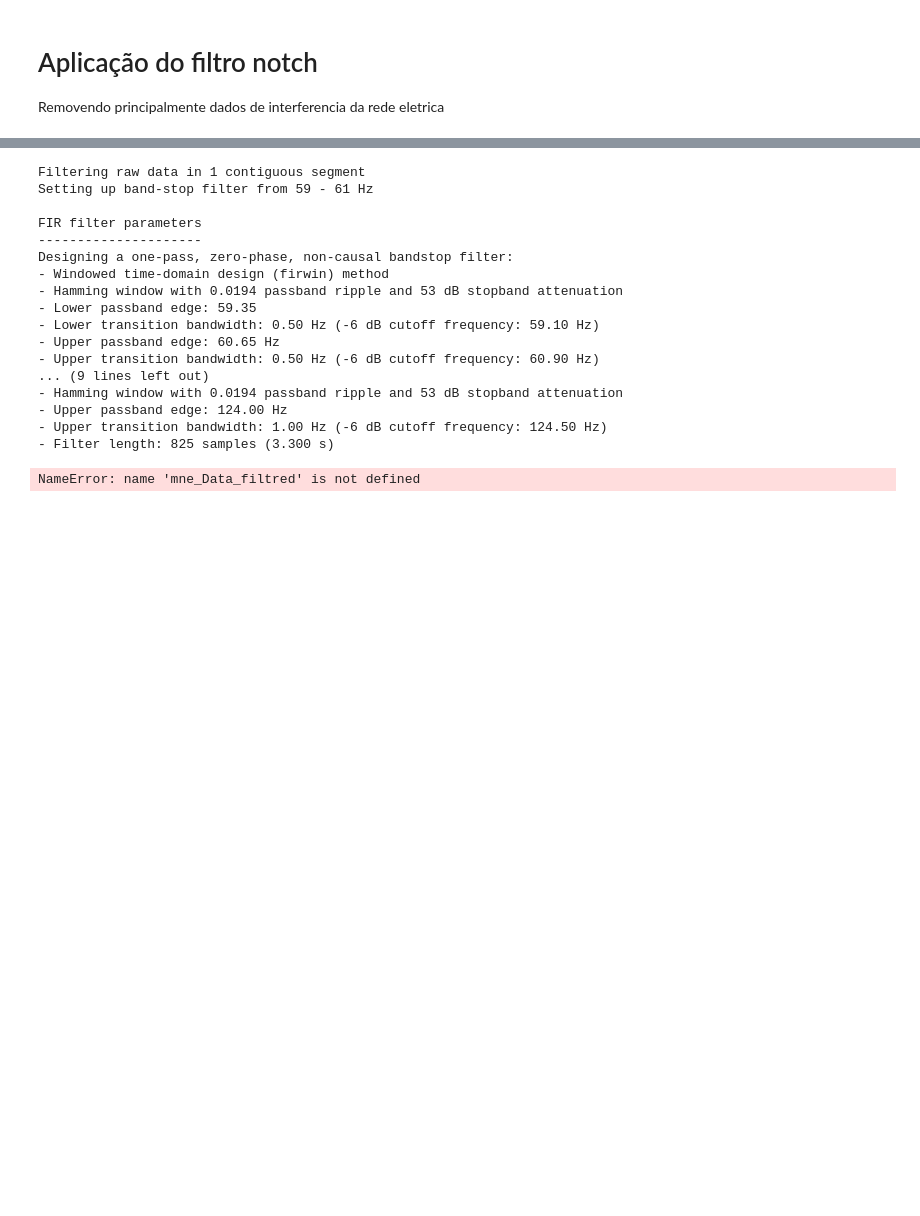
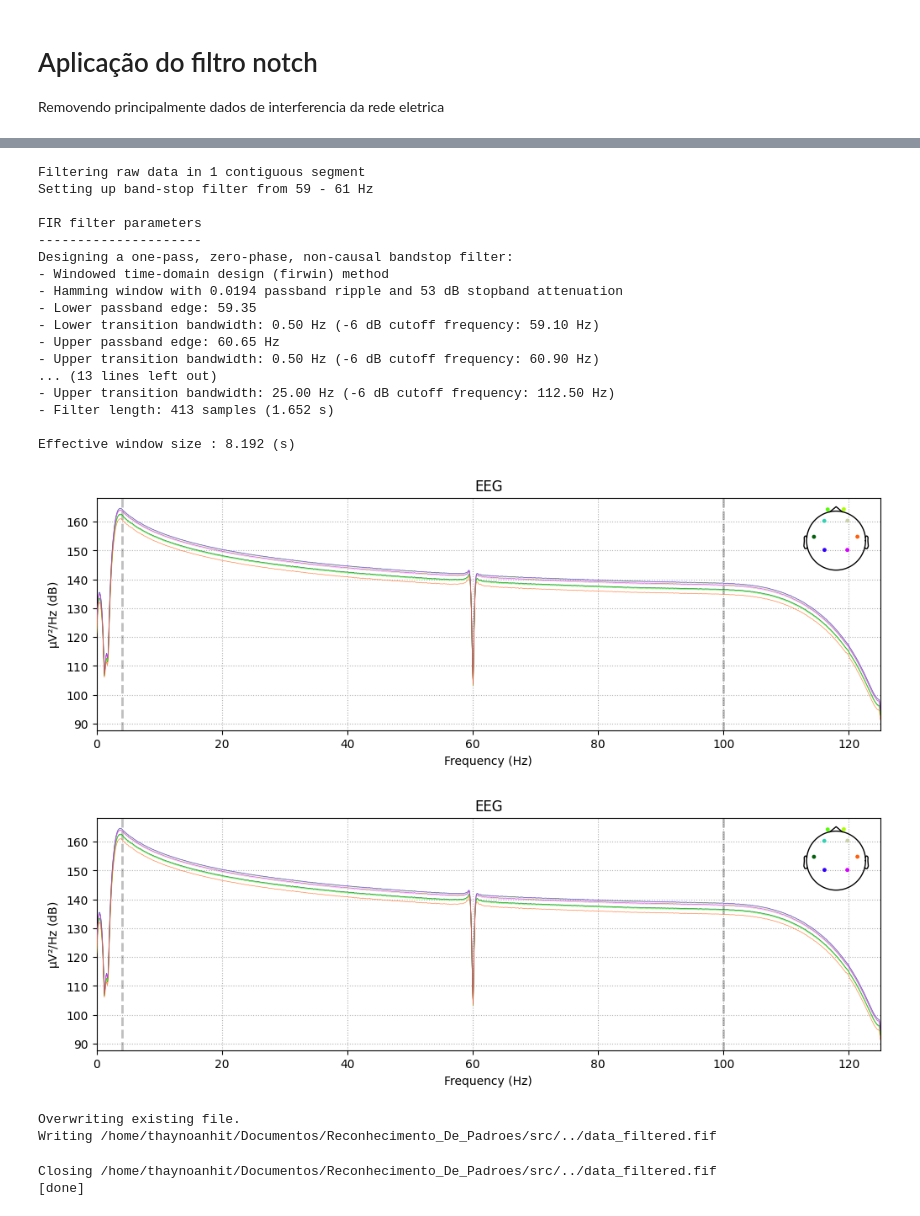
Before and after one commit to Thaynoanhit/Reconhecimento_De_Padroes, a Jupyter notebook: src/preprocessing.ipynb, the cells around one changed output, grey strips where cells are left out. Cells and saved outputs as stored; diff of their text form; code cells hidden in the pictures; blank space fills up the shorter version.

```diff
--- a/src/preprocessing.ipynb
+++ b/src/preprocessing.ipynb
@@ -139,24 +126,32 @@ Effective window size : 8.192 (s)
 # %%
 mne_data_filtered = mne_data.copy()
 mne_data_filtered = mne_data_filtered.notch_filter(freqs=60)
-mne_data_filtered = mne_data_filtered.filter(l_freq=0, h_freq=124)
+mne_data_filtered = mne_data_filtered.filter(l_freq=4, h_freq=100)
 mne_data_filtered.compute_psd().plot()
 # %% [output]
 Filtering raw data in 1 contiguous segment
 Setting up band-stop filter from 59 - 61 Hz
 
 FIR filter parameters
 ---------------------
 Designing a one-pass, zero-phase, non-causal bandstop filter:
 - Windowed time-domain design (firwin) method
 - Hamming window with 0.0194 passband ripple and 53 dB stopband attenuation
 - Lower passband edge: 59.35
 - Lower transition bandwidth: 0.50 Hz (-6 dB cutoff frequency: 59.10 Hz)
 - Upper passband edge: 60.65 Hz
 - Upper transition bandwidth: 0.50 Hz (-6 dB cutoff frequency: 60.90 Hz)
-... (9 lines left out)
-- Hamming window with 0.0194 passband ripple and 53 dB stopband attenuation
-- Upper passband edge: 124.00 Hz
-- Upper transition bandwidth: 1.00 Hz (-6 dB cutoff frequency: 124.50 Hz)
-- Filter length: 825 samples (3.300 s)
+... (13 lines left out)
+- Upper transition bandwidth: 25.00 Hz (-6 dB cutoff frequency: 112.50 Hz)
+- Filter length: 413 samples (1.652 s)
+
+Effective window size : 8.192 (s)
-NameError: name 'mne_Data_filtred' is not defined
+[figure, added]
+[figure, added]
+# %%
+mne_data_filtered.save('../data_filtered.fif', overwrite=True)
+# %% [output]
+Overwriting existing file.
+Writing /home/thaynoanhit/Documentos/Reconhecimento_De_Padroes/src/../data_filtered.fif
+Closing /home/thaynoanhit/Documentos/Reconhecimento_De_Padroes/src/../data_filtered.fif
+[done]
```
Also changed, not shown: parts of 6 cells of this notebook, 4 other files.
